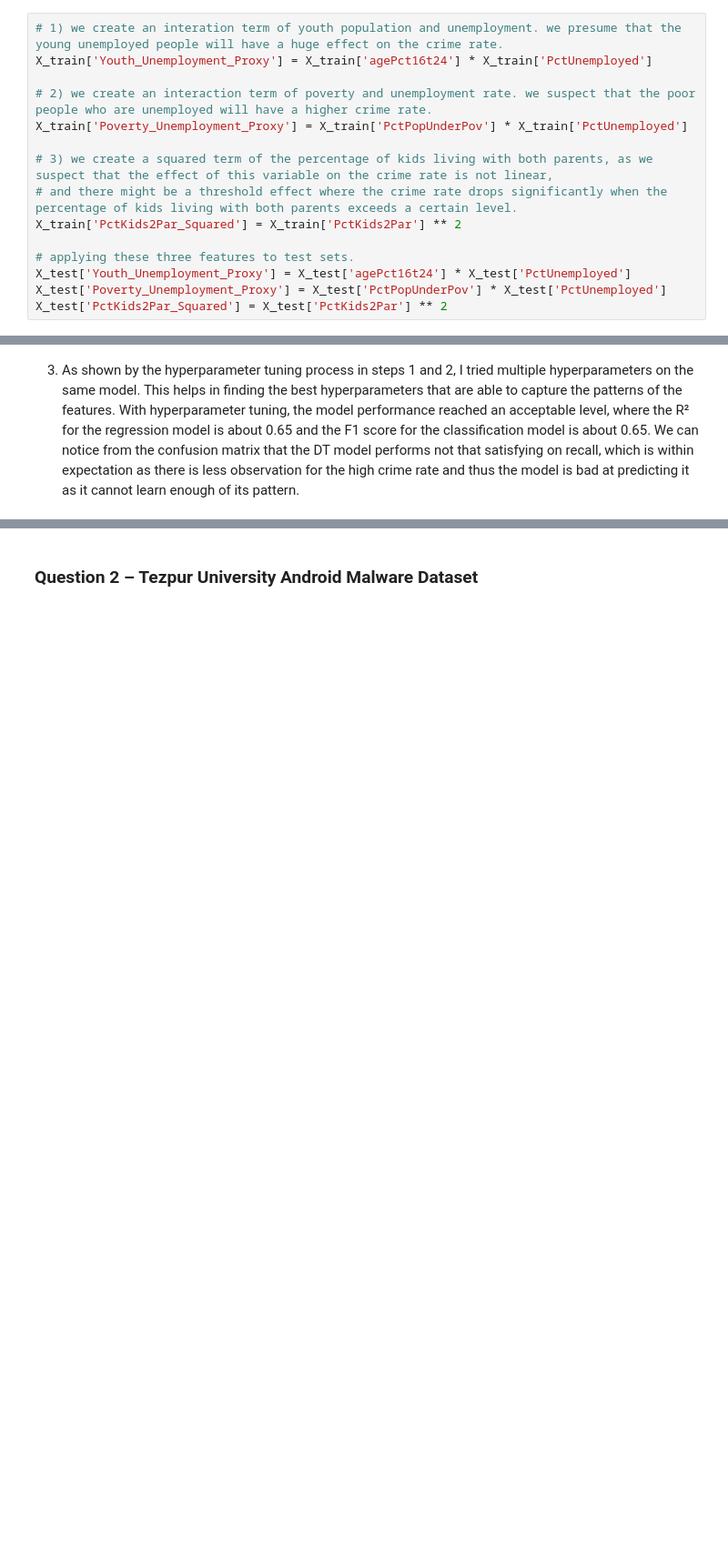
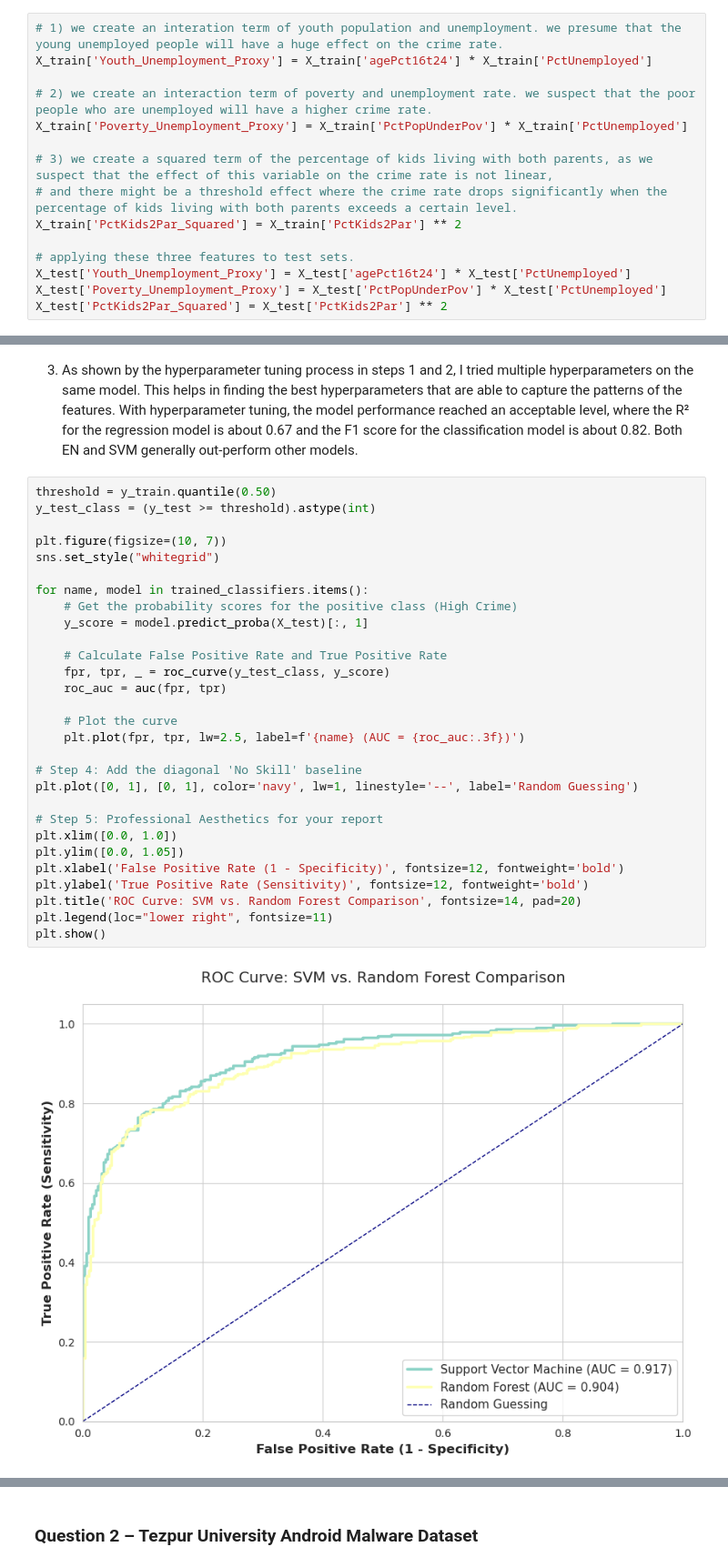
Before and after one commit to Zycheng114514/data_science_2_group_assignments, a Jupyter notebook: Group_Zhiyang_Jingwen_Maurice_1.ipynb, the cells around one changed output, grey strips where cells are left out. Shown at 91% size. Cells and saved outputs as stored; diff of their text form; blank space fills up the shorter version.

```diff
--- a/Group_X2.ipynb
+++ b/Group_Zhiyang_Jingwen_Maurice_1.ipynb
@@ -291,3 +349,34 @@ Confusion Matrix:
 # %% [markdown]
-3. As shown by the hyperparameter tuning process in steps 1 and 2, I tried multiple hyperparameters on the same model. This helps in finding the best hyperparameters that are able to capture the patterns of the features. With hyperparameter tuning, the model performance reached an acceptable level, where the R² for the regression model is about 0.65 and the F1 score for the classification model is about 0.65. We can notice from the confusion matrix that the DT model performs not that satisfying on recall, which is within expectation as there is less observation for the high crime rate and thus the model is bad at predicting it as it cannot learn enough of its pattern.
+3. As shown by the hyperparameter tuning process in steps 1 and 2, I tried multiple hyperparameters on the same model. This helps in finding the best hyperparameters that are able to capture the patterns of the features. With hyperparameter tuning, the model performance reached an acceptable level, where the R² for the regression model is about 0.67 and the F1 score for the classification model is about 0.82. Both EN and SVM generally out-perform other models.
+# %%
+threshold = y_train.quantile(0.50)
+y_test_class = (y_test >= threshold).astype(int)
+
+plt.figure(figsize=(10, 7))
+sns.set_style("whitegrid")
+
+for name, model in trained_classifiers.items():
+    # Get the probability scores for the positive class (High Crime)
+    y_score = model.predict_proba(X_test)[:, 1]
+
+    # Calculate False Positive Rate and True Positive Rate
+    fpr, tpr, _ = roc_curve(y_test_class, y_score)
+    roc_auc = auc(fpr, tpr)
+
+    # Plot the curve
+    plt.plot(fpr, tpr, lw=2.5, label=f'{name} (AUC = {roc_auc:.3f})')
+
+# Step 4: Add the diagonal 'No Skill' baseline
+plt.plot([0, 1], [0, 1], color='navy', lw=1, linestyle='--', label='Random Guessing')
+
+# Step 5: Professional Aesthetics for your report
+plt.xlim([0.0, 1.0])
+plt.ylim([0.0, 1.05])
+plt.xlabel('False Positive Rate (1 - Specificity)', fontsize=12, fontweight='bold')
+plt.ylabel('True Positive Rate (Sensitivity)', fontsize=12, fontweight='bold')
+plt.title('ROC Curve: SVM vs. Random Forest Comparison', fontsize=14, pad=20)
+plt.legend(loc="lower right", fontsize=11)
+plt.show()
+# %% [output]
+[figure, added]
 # %% [markdown]
```
Also changed, not shown: parts of 19 cells of this notebook, 1 other file.
